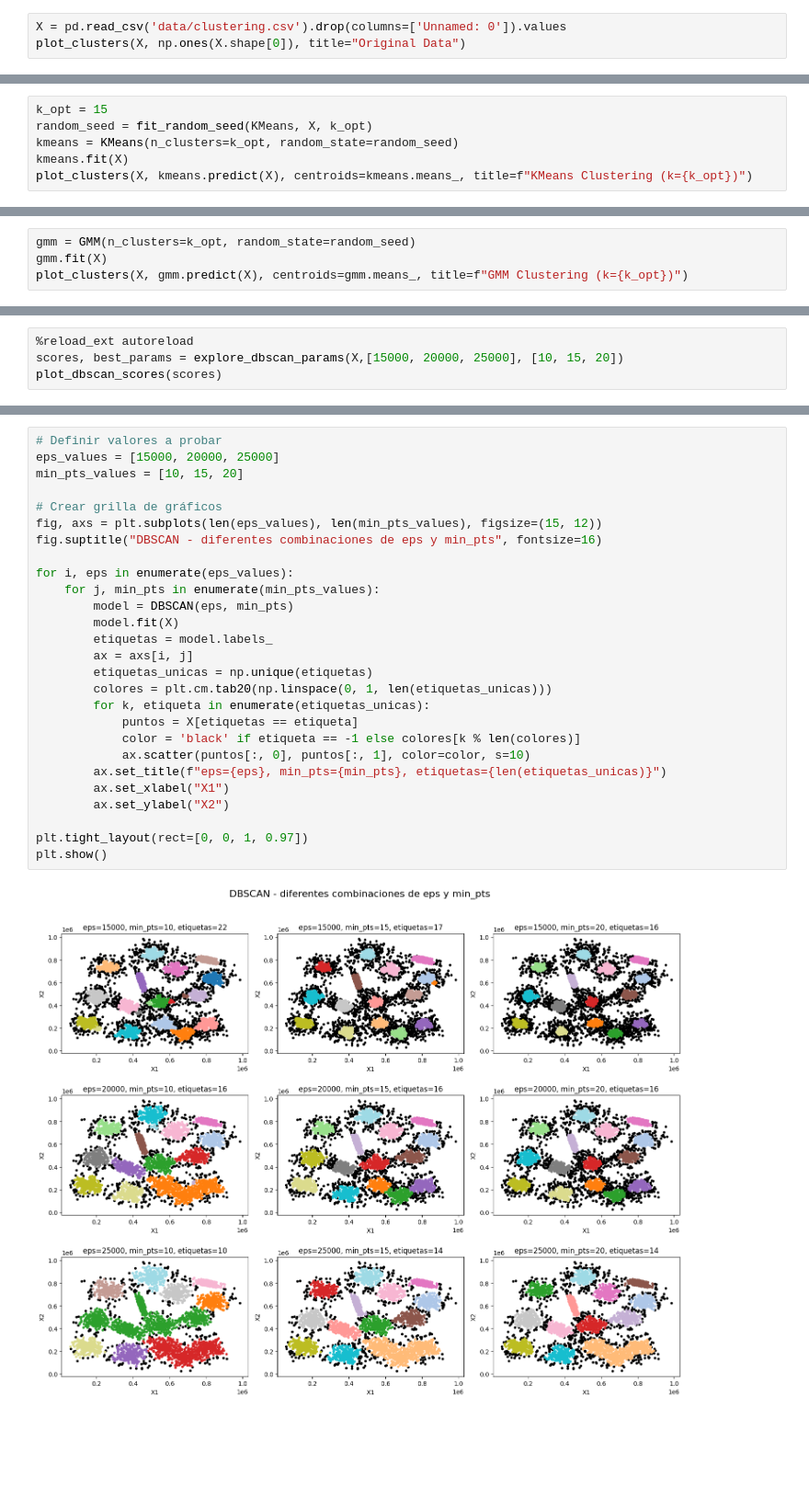
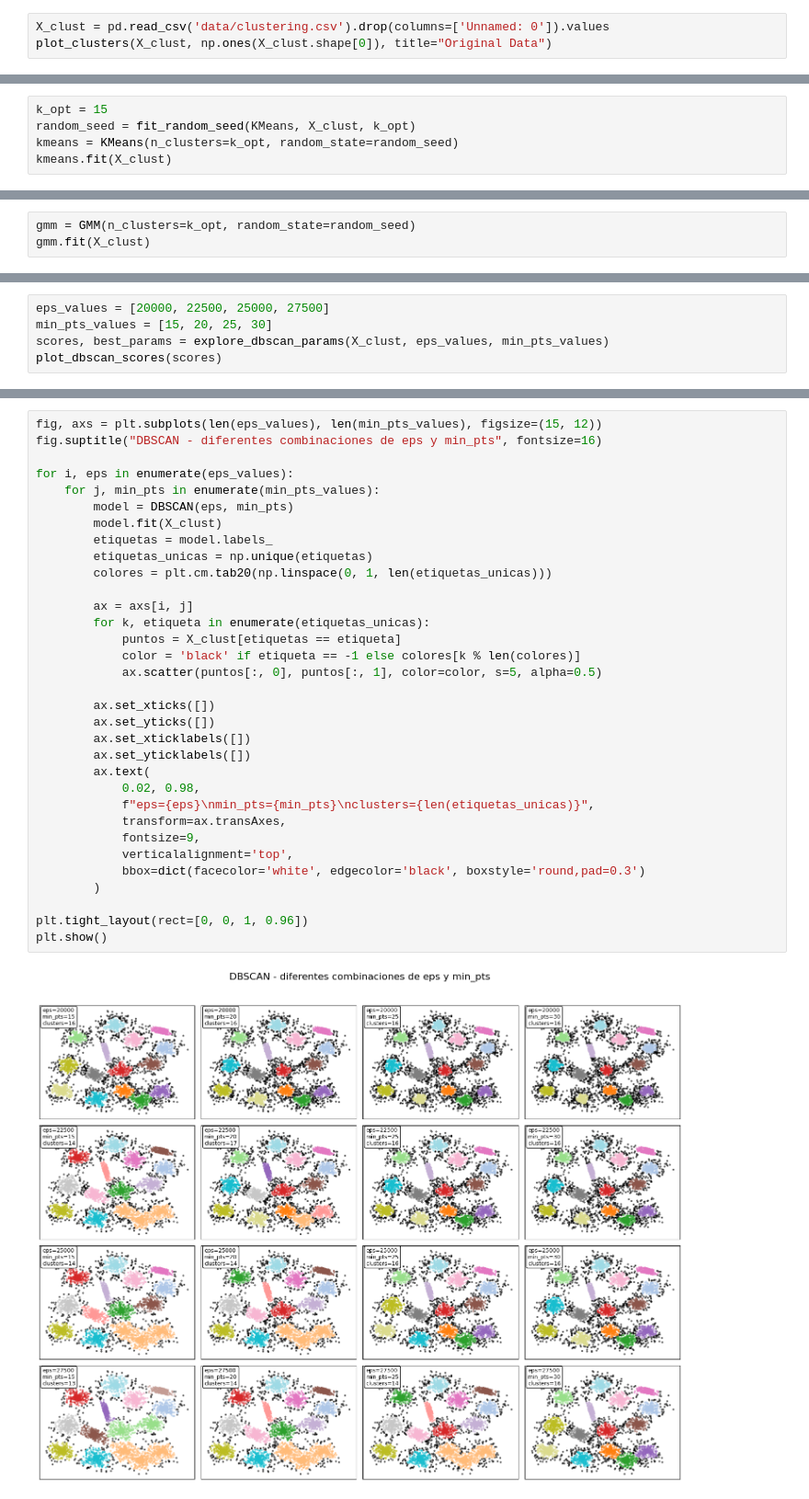
Before and after one commit to elianaostro/ML, a Jupyter notebook: Ostrovsky_Eliana_TP4/Ostrovsky_Eliana_Notebook.ipynb, the cells around one changed output, grey strips where cells are left out. Shown at 92% size. Saved outputs shown, nothing was run; the diff lists cells and outputs as text; blank space fills up the shorter version.

```diff
--- a/Ostrovsky_Eliana_TP4/Ostrovsky_Eliana_Notebook.ipynb
+++ b/Ostrovsky_Eliana_TP4/Ostrovsky_Eliana_Notebook.ipynb
@@ -16,4 +22,4 @@ from src.DBSCAN import DBSCAN
 # %%
-X = pd.read_csv('data/clustering.csv').drop(columns=['Unnamed: 0']).values
-plot_clusters(X, np.ones(X.shape[0]), title="Original Data")
+X_clust = pd.read_csv('data/clustering.csv').drop(columns=['Unnamed: 0']).values
+plot_clusters(X_clust, np.ones(X_clust.shape[0]), title="Original Data")
 # %% [output]
@@ -25,7 +36,6 @@ _ = plot_elbow(losses, range(1, 21), title="Elbow Method for KMeans")
 [figure]
 # %%
 k_opt = 15
-random_seed = fit_random_seed(KMeans, X, k_opt)
+random_seed = fit_random_seed(KMeans, X_clust, k_opt)
 kmeans = KMeans(n_clusters=k_opt, random_state=random_seed)
-kmeans.fit(X)
-plot_clusters(X, kmeans.predict(X), centroids=kmeans.means_, title=f"KMeans Clustering (k={k_opt})")
+kmeans.fit(X_clust)
@@ -38,5 +55,4 @@ _ = plot_elbow(losses, range(1, 21), title="Elbow Method for GMM")
 [figure]
 # %%
 gmm = GMM(n_clusters=k_opt, random_state=random_seed)
-gmm.fit(X)
-plot_clusters(X, gmm.predict(X), centroids=gmm.means_, title=f"GMM Clustering (k={k_opt})")
+gmm.fit(X_clust)
@@ -45,5 +69,6 @@ plot_clusters(X, gmm.predict(X), centroids=gmm.means_, title=f"GMM Clustering (k
 # %%
-%reload_ext autoreload
-scores, best_params = explore_dbscan_params(X,[15000, 20000, 25000], [10, 15, 20])
+eps_values = [20000, 22500, 25000, 27500]
+min_pts_values = [15, 20, 25, 30]
+scores, best_params = explore_dbscan_params(X_clust, eps_values, min_pts_values)
 plot_dbscan_scores(scores)
 # %% [output]
@@ -53,31 +77,37 @@ Mejores parámetros: eps=20000, min_samples=15 con silhouette=0.590
 # %%
-# Definir valores a probar
-eps_values = [15000, 20000, 25000]
-min_pts_values = [10, 15, 20]
-
-# Crear grilla de gráficos
 fig, axs = plt.subplots(len(eps_values), len(min_pts_values), figsize=(15, 12))
 fig.suptitle("DBSCAN - diferentes combinaciones de eps y min_pts", fontsize=16)
 
 for i, eps in enumerate(eps_values):
     for j, min_pts in enumerate(min_pts_values):
         model = DBSCAN(eps, min_pts)
-        model.fit(X)
+        model.fit(X_clust)
         etiquetas = model.labels_
-        ax = axs[i, j]
         etiquetas_unicas = np.unique(etiquetas)
         colores = plt.cm.tab20(np.linspace(0, 1, len(etiquetas_unicas)))
+
+        ax = axs[i, j]
         for k, etiqueta in enumerate(etiquetas_unicas):
-            puntos = X[etiquetas == etiqueta]
+            puntos = X_clust[etiquetas == etiqueta]
             color = 'black' if etiqueta == -1 else colores[k % len(colores)]
-            ax.scatter(puntos[:, 0], puntos[:, 1], color=color, s=10)
-        ax.set_title(f"eps={eps}, min_pts={min_pts}, etiquetas={len(etiquetas_unicas)}")
-        ax.set_xlabel("X1")
-        ax.set_ylabel("X2")
+            ax.scatter(puntos[:, 0], puntos[:, 1], color=color, s=5, alpha=0.5)
 
-plt.tight_layout(rect=[0, 0, 1, 0.97])
+        ax.set_xticks([])
+        ax.set_yticks([])
+        ax.set_xticklabels([])
+        ax.set_yticklabels([])
+        ax.text(
+            0.02, 0.98,
+            f"eps={eps}\nmin_pts={min_pts}\nclusters={len(etiquetas_unicas)}",
+            transform=ax.transAxes,
+            fontsize=9,
+            verticalalignment='top',
+            bbox=dict(facecolor='white', edgecolor='black', boxstyle='round,pad=0.3')
+        )
+
+plt.tight_layout(rect=[0, 0, 1, 0.96])
 plt.show()
 # %% [output]
-[figure, old version]
+[figure, new version]
 # %%
 model = DBSCAN(best_params[0], best_params[1])
```
Also changed, not shown: parts of 34 cells of this notebook, 28 other files.
